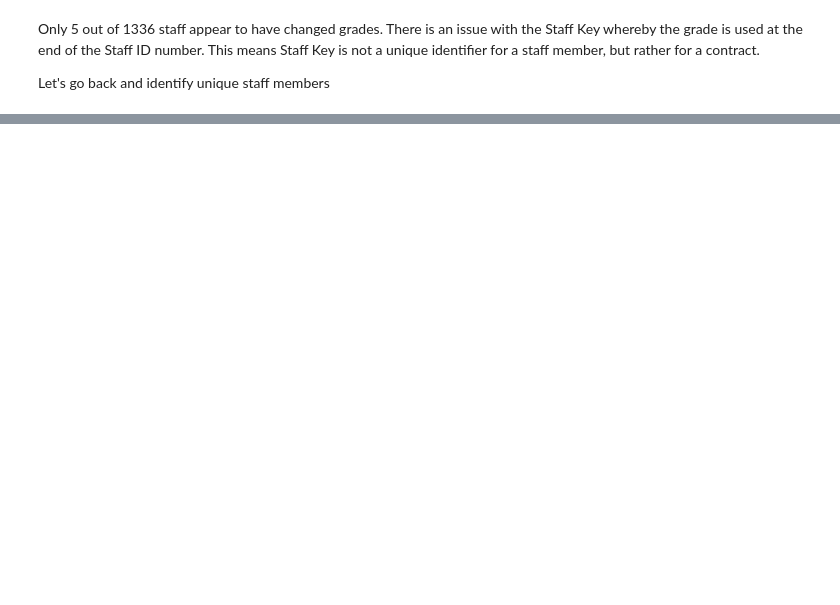
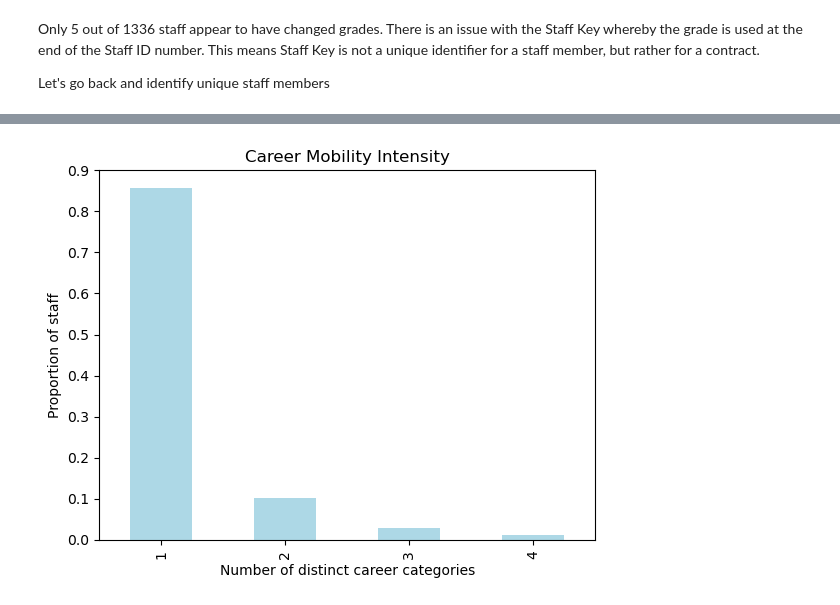
Before and after one commit to NiallRussell/employee-sample-data, a Jupyter notebook: employee-data-analysis.ipynb, the cells around one changed output, grey strips where cells are left out. Drawn from its saved outputs; the diff is of its cells as text; code cells hidden in the pictures; blank space fills up the shorter version.

```diff
--- a/employee-data-analysis.ipynb
+++ b/employee-data-analysis.ipynb
@@ -256,0 +573,2 @@ df_changing_grades
+# %%
+df = df.sort_values(by = ["Staff ID", "reporting_date"])
@@ -256,0 +584,20 @@ df_changing_grades
+# %%
+# Grade Changes where faculty also changes
+
+
+df['prev_grade'] = df.groupby('Staff ID')['grade'].shift()
+df['prev_faculty'] = df.groupby('Staff ID')['faculty'].shift()
+
+
+
+
+df['grade_changed'] = (
+    df['grade'] != df['prev_grade']
+) & df['prev_grade'].notna()
+
+df['faculty_changed'] = (
+    df['faculty'] != df['prev_faculty']
+) & df['prev_faculty'].notna()
+
+
+movers = df[df['grade_changed'] & df['faculty_changed']]
@@ -256,0 +738,8 @@ df_changing_grades
+# %%
+df = df.sort_values(by = ["Staff ID", "broad_category"])
+category_paths = (
+    df.groupby("Staff ID")["broad_category"]
+      .unique()
+      .apply(tuple)
+      .value_counts()
+)
@@ -256,0 +766,15 @@ df_changing_grades
+# %%
+mobility = category_paths.copy()
+mobility.index = mobility.index.map(len)
+
+mobility = mobility.groupby(mobility.index).sum()
+mobility = mobility / mobility.sum()
+
+mobility.plot(kind='bar', color = "lightblue")
+
+plt.xlabel('Number of distinct career categories')
+plt.ylabel('Proportion of staff')
+plt.title('Career Mobility Intensity')
+plt.show()
+# %% [output]
+[figure, added]
```
Also changed, not shown: parts of 73 cells of this notebook.
